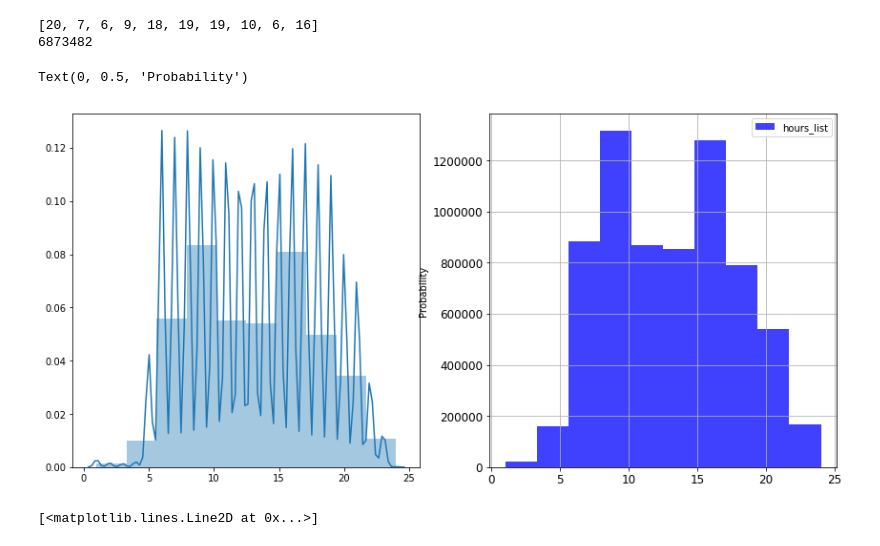
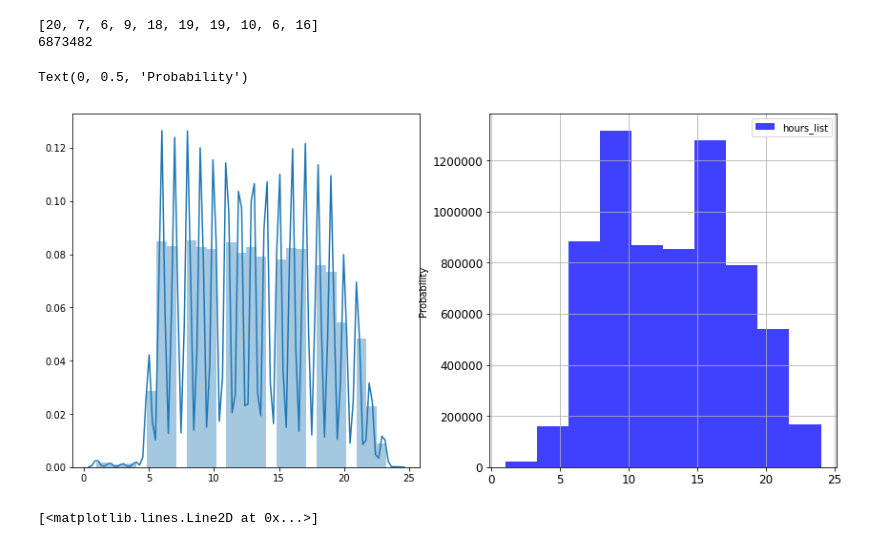
Before and after one commit to plyutik/mlcourse.ai, a Jupyter notebook: jupyter_english/assignments_fall2018/assignment2_USA_flights.ipynb, the cells around one changed output. Drawn from its saved outputs; the diff is of its cells as text; code cells hidden in the pictures.

```diff
--- a/jupyter_english/assignments_fall2018/assignment2_USA_flights.ipynb
+++ b/jupyter_english/assignments_fall2018/assignment2_USA_flights.ipynb
@@ -458,17 +458,17 @@ print(len(hours_list))
 # %%
 fig = plt.figure(figsize=(30, 15))
 plt.subplot(2, 4, 1)
-sns.distplot(hours_list, bins=10)
+sns.distplot(hours_list, bins=30)
 
 
 pylab.subplot(2, 4, 2)
 df = pd.DataFrame({'hours_list': hours_list})
 x = df['hours_list']
 x.plot(kind='hist', rot=0, color='blue', alpha=0.75, grid=True, legend=True, fontsize=12)
 plt.ylabel('Probability')
 # %% [output]
 Text(0, 0.5, 'Probability')
-[figure, old version]
+[figure, new version]
 # %%
 import scipy.stats as stats
 fig = plt.figure(figsize=(30, 15))
```
Also changed, not shown: parts of 1 cell of this notebook.
